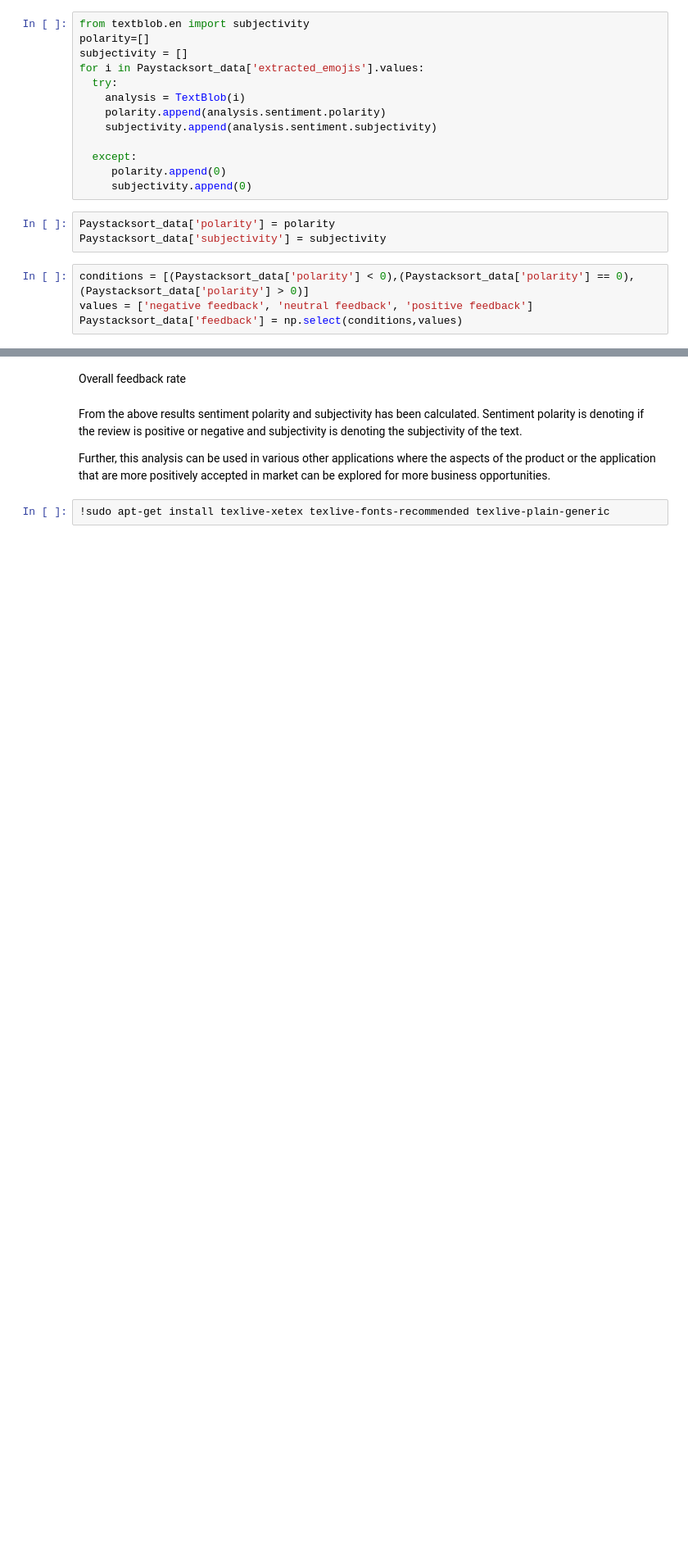
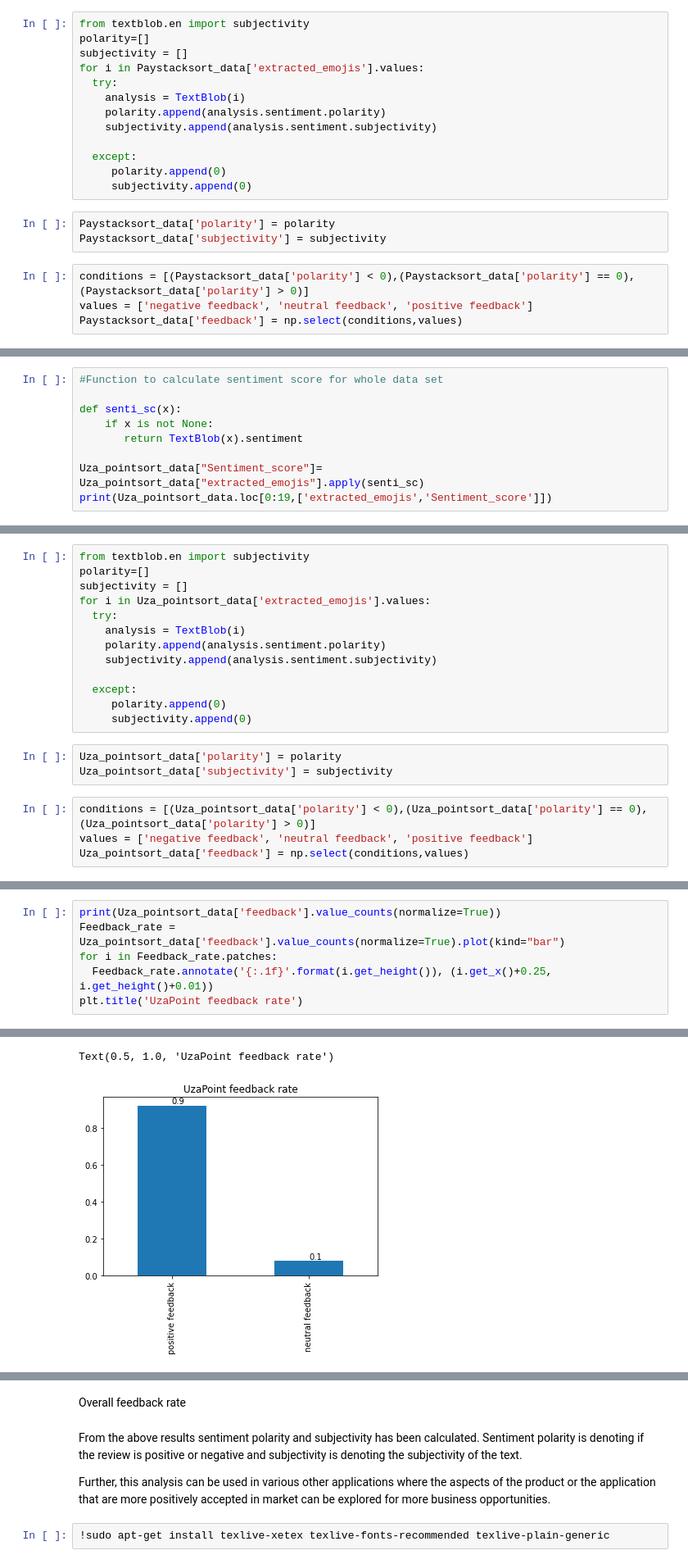
Before and after one commit to cannel14/-Classification-Analysis-Supervised-Learning-, a Jupyter notebook: Google_play_store_Analysis.ipynb, the cells around one changed output, grey strips where cells are left out. Shown at 82% size. Saved outputs shown, nothing was run; the diff lists cells and outputs as text; blank space fills up the shorter version.

```diff
--- a/Google_play_store_Analysis.ipynb
+++ b/Google_play_store_Analysis.ipynb
@@ -1050,0 +1371,9 @@ Name: feedback, dtype: int64
+# %%
+#Function to calculate sentiment score for whole data set
+
+def senti_sc(x):
+    if x is not None:
+       return TextBlob(x).sentiment
+
+Uza_pointsort_data["Sentiment_score"]= Uza_pointsort_data["extracted_emojis"].apply(senti_sc)
+print(Uza_pointsort_data.loc[0:19,['extracted_emojis','Sentiment_score']])
@@ -1050,0 +1392,20 @@ Name: feedback, dtype: int64
+# %%
+from textblob.en import subjectivity
+polarity=[]
+subjectivity = []
+for i in Uza_pointsort_data['extracted_emojis'].values:
+  try:
+    analysis = TextBlob(i)
+    polarity.append(analysis.sentiment.polarity)
+    subjectivity.append(analysis.sentiment.subjectivity)
+
+  except:
+     polarity.append(0)
+     subjectivity.append(0)
+# %%
+Uza_pointsort_data['polarity'] = polarity
+Uza_pointsort_data['subjectivity'] = subjectivity
+# %%
+conditions = [(Uza_pointsort_data['polarity'] < 0),(Uza_pointsort_data['polarity'] == 0),(Uza_pointsort_data['polarity'] > 0)]
+values = ['negative feedback', 'neutral feedback', 'positive feedback']
+Uza_pointsort_data['feedback'] = np.select(conditions,values)
@@ -1050,0 +1418,7 @@ Name: feedback, dtype: int64
+# %%
+print(Uza_pointsort_data['feedback'].value_counts(normalize=True))
+Feedback_rate =  Uza_pointsort_data['feedback'].value_counts(normalize=True).plot(kind="bar")
+for i in Feedback_rate.patches:
+  Feedback_rate.annotate('{:.1f}'.format(i.get_height()), (i.get_x()+0.25, i.get_height()+0.01))
+plt.title('UzaPoint feedback rate')
+# %% [output]
@@ -1050,0 +1428,2 @@ Name: feedback, dtype: int64
+Text(0.5, 1.0, 'UzaPoint feedback rate')
+[figure, added]
```
Also changed, not shown: parts of 88 cells of this notebook.
